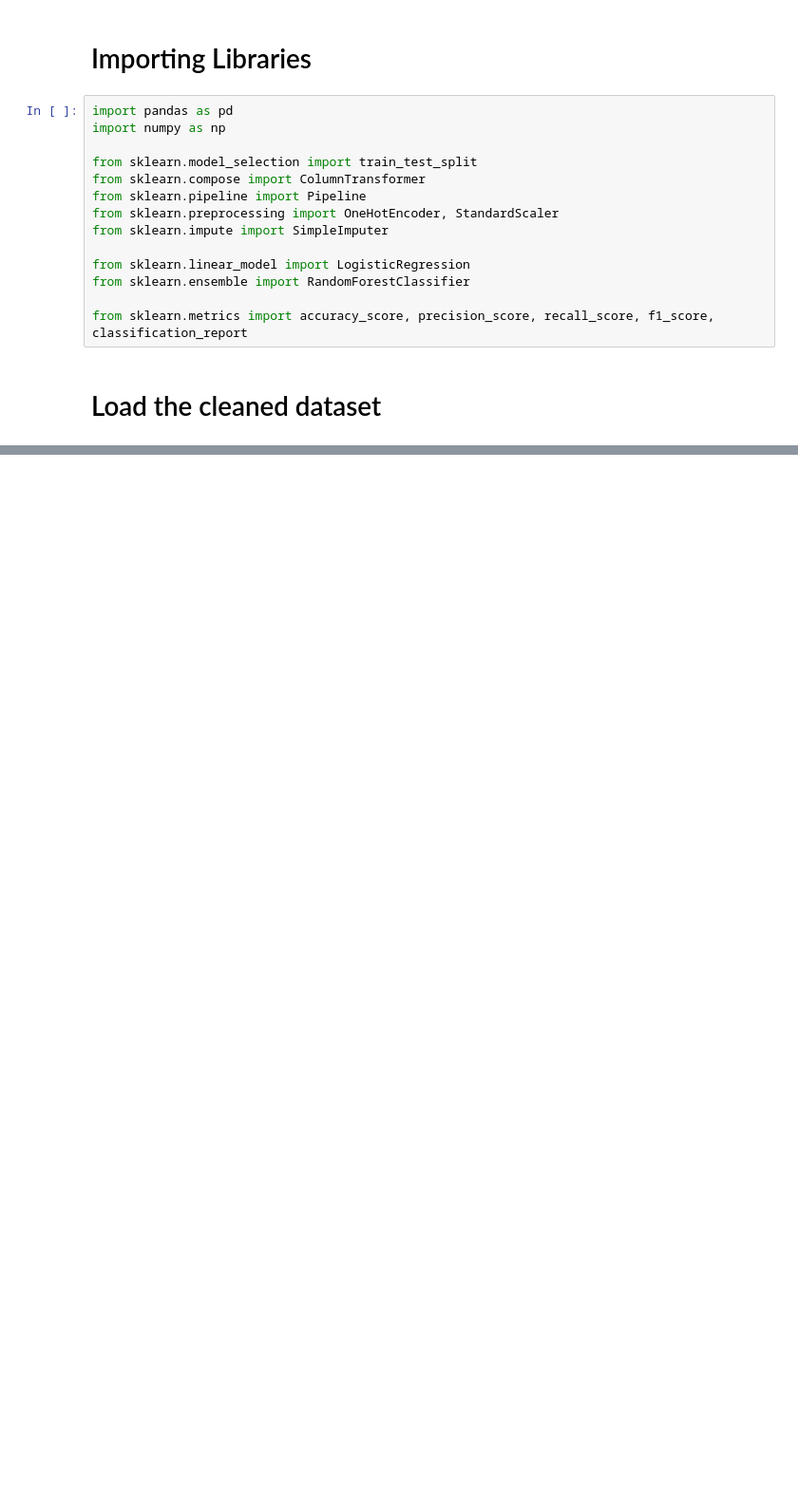
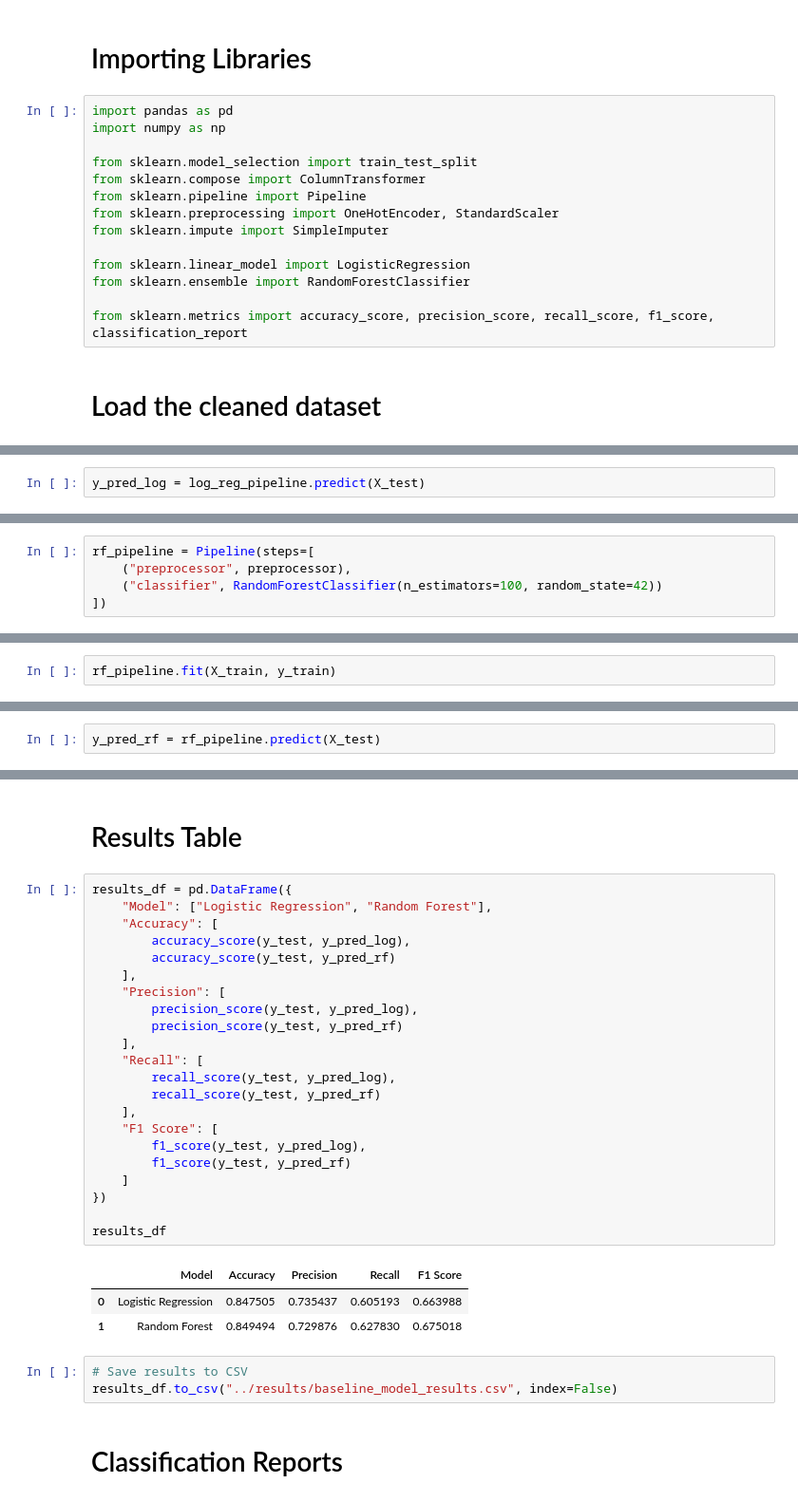
Before and after one commit to tanvirakhter/llm_xai_bias_study, a Jupyter notebook: notebooks/day2_model_building.ipynb, the cells around one changed output, grey strips where cells are left out. Shown at 95% size. Drawn from its saved outputs; the diff is of its cells as text; blank space fills up the shorter version.

Commit message:
day 3 test

```diff
--- a/notebooks/day2_model_building.ipynb
+++ b/notebooks/day2_model_building.ipynb
@@ -23,0 +125,2 @@ NameError: name 'pd' is not defined
+# %%
+y_pred_log = log_reg_pipeline.predict(X_test)
@@ -23,0 +143,5 @@ NameError: name 'pd' is not defined
+# %%
+rf_pipeline = Pipeline(steps=[
+    ("preprocessor", preprocessor),
+    ("classifier", RandomForestClassifier(n_estimators=100, random_state=42))
+])
@@ -23,0 +150,2 @@ NameError: name 'pd' is not defined
+# %%
+rf_pipeline.fit(X_train, y_train)
@@ -23,0 +172,2 @@ NameError: name 'pd' is not defined
+# %%
+y_pred_rf = rf_pipeline.predict(X_test)
@@ -23,0 +188,33 @@ NameError: name 'pd' is not defined
+# %% [markdown]
+# Results Table
+# %%
+results_df = pd.DataFrame({
+    "Model": ["Logistic Regression", "Random Forest"],
+    "Accuracy": [
+        accuracy_score(y_test, y_pred_log),
+        accuracy_score(y_test, y_pred_rf)
+    ],
+    "Precision": [
+        precision_score(y_test, y_pred_log),
+        precision_score(y_test, y_pred_rf)
+    ],
+    "Recall": [
+        recall_score(y_test, y_pred_log),
+        recall_score(y_test, y_pred_rf)
+    ],
+    "F1 Score": [
+        f1_score(y_test, y_pred_log),
+        f1_score(y_test, y_pred_rf)
+    ]
+})
+
+results_df
+# %% [output]
+|  | Model | Accuracy | Precision | Recall | F1 Score |
+| 0 | Logistic Regression | 0.847505 | 0.735437 | 0.605193 | 0.663988 |
+| 1 | Random Forest | 0.849494 | 0.729876 | 0.627830 | 0.675018 |
+# %%
+# Save results to CSV
+results_df.to_csv("../results/baseline_model_results.csv", index=False)
+# %% [markdown]
+# Classification Reports
```
Also changed, not shown: parts of 28 cells of this notebook, 7 other files.
